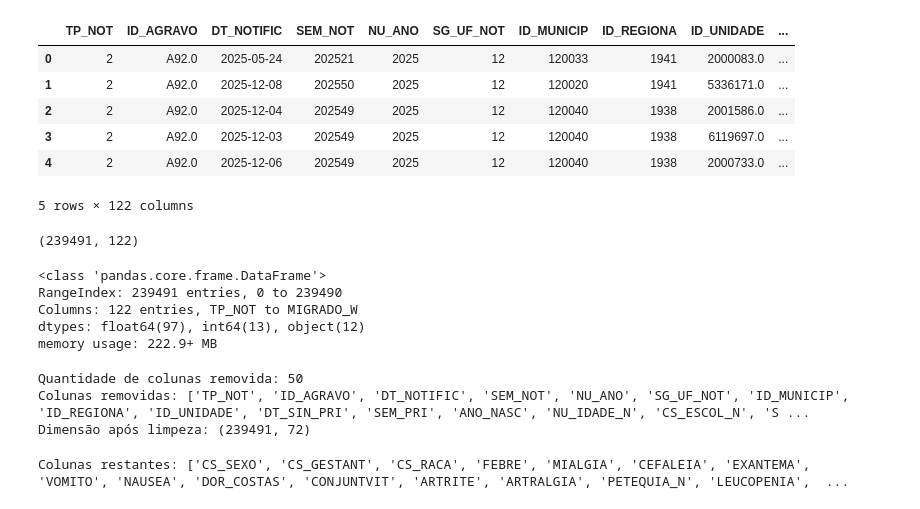
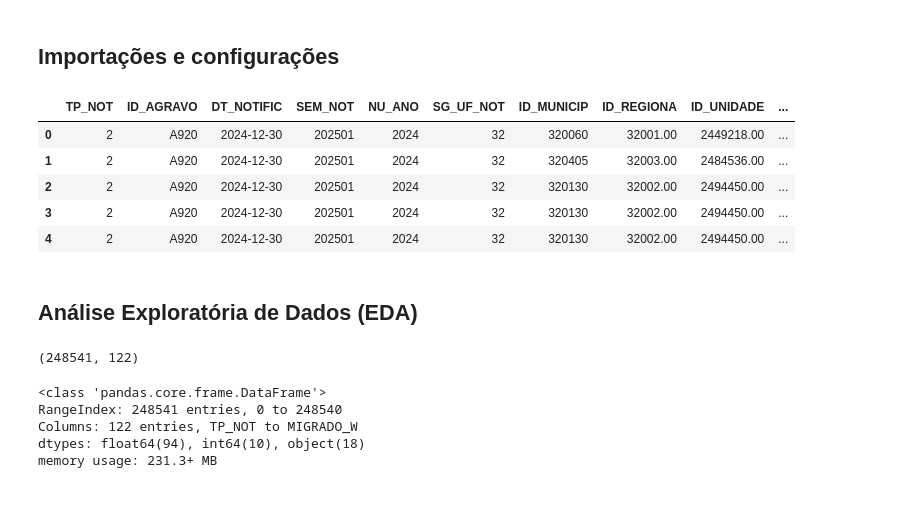
Before and after one commit to AnaPRodrigues/tech-challenge-grupo-9, a Jupyter notebook: tech-challenge-chikungunya.ipynb, the cells around one changed output. Saved outputs shown, nothing was run; the diff lists cells and outputs as text; code cells hidden in the pictures.

```diff
--- a/tech-challenge-chikungunya.ipynb
+++ b/tech-challenge-chikungunya.ipynb
@@ -1,63 +49,35 @@
+# %% [markdown]
+## Importações e configurações
+# %%
+import pandas as pd
+
+pd.set_option('display.max_columns', None)
+# pd.set_option('display.max_rows', None)
+pd.set_option('display.float_format', lambda x: '%.2f' % x)
 # %%
-import pandas as pd
-
-df = pd.read_csv("CHIKBR25.csv")
-df.head()
+df_original = pd.read_csv("./dados/CHIKBR25.csv")
+df_original.head()
 # %% [output]
 |  | TP_NOT | ID_AGRAVO | DT_NOTIFIC | SEM_NOT | NU_ANO | SG_UF_NOT | ID_MUNICIP | ID_REGIONA | ID_UNIDADE | ... |
-| 0 | 2 | A92.0 | 2025-05-24 | 202521 | 2025 | 12 | 120033 | 1941 | 2000083.0 | ... |
-| 1 | 2 | A92.0 | 2025-12-08 | 202550 | 2025 | 12 | 120020 | 1941 | 5336171.0 | ... |
-| 2 | 2 | A92.0 | 2025-12-04 | 202549 | 2025 | 12 | 120040 | 1938 | 2001586.0 | ... |
-| 3 | 2 | A92.0 | 2025-12-03 | 202549 | 2025 | 12 | 120040 | 1938 | 6119697.0 | ... |
-| 4 | 2 | A92.0 | 2025-12-06 | 202549 | 2025 | 12 | 120040 | 1938 | 2000733.0 | ... |
+| 0 | 2 | A920 | 2024-12-30 | 202501 | 2024 | 32 | 320060 | 32001.00 | 2449218.00 | ... |
+| 1 | 2 | A920 | 2024-12-30 | 202501 | 2024 | 32 | 320405 | 32003.00 | 2484536.00 | ... |
+| 2 | 2 | A920 | 2024-12-30 | 202501 | 2024 | 32 | 320130 | 32002.00 | 2494450.00 | ... |
+| 3 | 2 | A920 | 2024-12-30 | 202501 | 2024 | 32 | 320130 | 32002.00 | 2494450.00 | ... |
+| 4 | 2 | A920 | 2024-12-30 | 202501 | 2024 | 32 | 320130 | 32002.00 | 2494450.00 | ... |
-5 rows × 122 columns
+# %% [markdown]
+## Análise Exploratória de Dados (EDA)
 # %%
 # Quantidade de linhas e colunas
-df.shape
+df_original.shape
 # %% [output]
-(239491, 122)
+(248541, 122)
 # %%
 # Analisando as informações do dataset
 
-df.info()
+df_original.info()
 # %% [output]
 <class 'pandas.core.frame.DataFrame'>
-RangeIndex: 239491 entries, 0 to 239490
+RangeIndex: 248541 entries, 0 to 248540
 Columns: 122 entries, TP_NOT to MIGRADO_W
-dtypes: float64(97), int64(13), object(12)
-memory usage: 222.9+ MB
+dtypes: float64(94), int64(10), object(18)
+memory usage: 231.3+ MB
-# %%
-# Remover colunas irrelevantes ou com muitos valores ausentes
-
-drop_cols = [
-    "tp_", "id_", "cod", "codigo", "nu_", "co_",
-    "dt_", "data", "ano", "semana",
-    "uf", "municip", "regiao", "pais",
-    "notifica", "notific", "digita", "atualiza",
-    "sistema", "fluxo", "origem",
-    "migr", "versao", "status",
-    "lote", "usuario", "login", "sem_", "cs_escol_n",
-    "hospitaliz", "comuninf", "evolucao", "doenca_tra",
-    "nduplic_n", "cs_flxret", "flxrecebi", "tpautocto"
-]
-
-def is_to_remove(col_name):
-    col_name = col_name.lower()
-    return any(pat in col_name for pat in drop_cols)
-
-
-cols_to_drop = [col for col in df.columns if is_to_remove(col)]
-
-print(f"Quantidade de colunas removida: {len(cols_to_drop)}")
-print(f"Colunas removidas: {cols_to_drop}")
-
-df = df.drop(columns=cols_to_drop)
-print("Dimensão após limpeza:", df.shape)
-# %% [output]
-Quantidade de colunas removida: 50
-Colunas removidas: ['TP_NOT', 'ID_AGRAVO', 'DT_NOTIFIC', 'SEM_NOT', 'NU_ANO', 'SG_UF_NOT', 'ID_MUNICIP', 'ID_REGIONA', 'ID_UNIDADE', 'DT_SIN_PRI', 'SEM_PRI', 'ANO_NASC', 'NU_IDADE_N', 'CS_ESCOL_N', 'S ...
-Dimensão após limpeza: (239491, 72)
-# %%
-print("Colunas restantes:", df.columns.tolist())
-# %% [output]
-Colunas restantes: ['CS_SEXO', 'CS_GESTANT', 'CS_RACA', 'FEBRE', 'MIALGIA', 'CEFALEIA', 'EXANTEMA', 'VOMITO', 'NAUSEA', 'DOR_COSTAS', 'CONJUNTVIT', 'ARTRITE', 'ARTRALGIA', 'PETEQUIA_N', 'LEUCOPENIA',  ...
```
Also changed, not shown: parts of 40 cells of this notebook, 4 other files.
